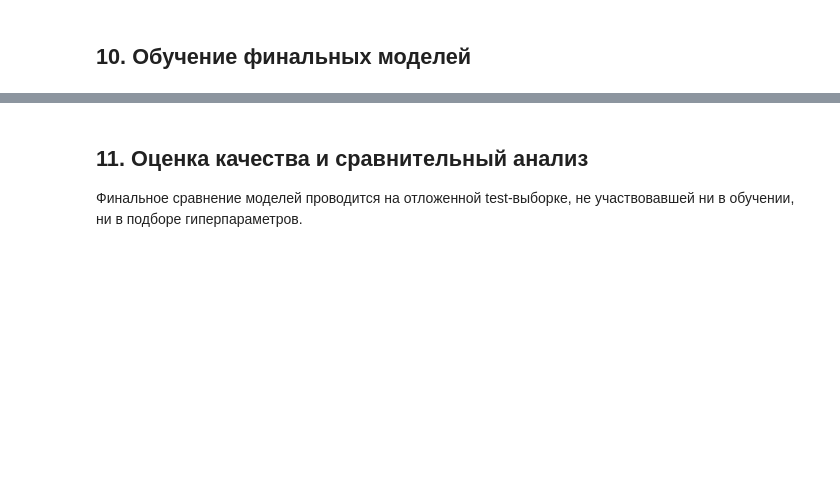
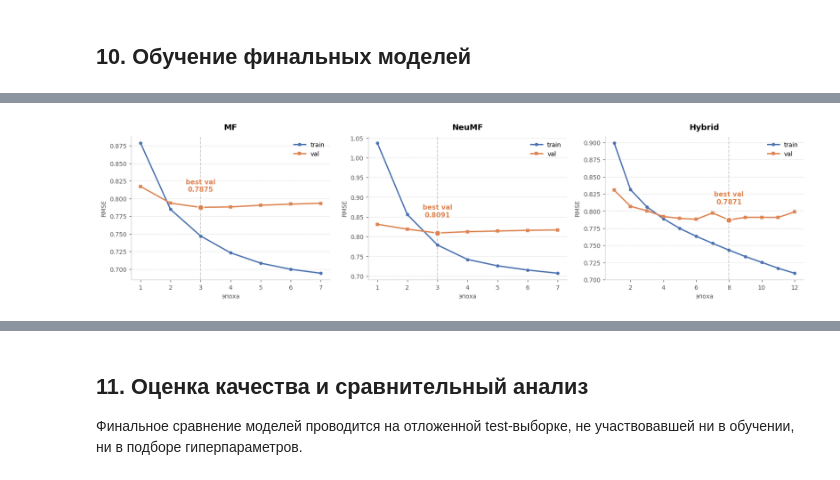
Before and after one commit to OlyuninVyacheslav/movie_rating, a Jupyter notebook: movie_rating.ipynb, the cells around one changed output, grey strips where cells are left out. Cells and saved outputs as stored; diff of their text form; code cells hidden in the pictures; blank space fills up the shorter version.

```diff
--- a/movie_rating.ipynb
+++ b/movie_rating.ipynb
@@ -1141,0 +1535,56 @@ class HybridModel(nn.Module):
+# %%
+# --- Кривые сходимости (train/val RMSE по эпохам) ---
+# Показывают, как обучалась каждая модель и где сработала ранняя остановка.
+
+fig, axes = plt.subplots(1, 3, figsize=(15, 4))
+
+for ax, (name, hist) in zip(axes, histories.items()):
+    train_rmse = hist["train_rmse"]
+    val_rmse   = hist["val_rmse"]
+    epochs     = range(1, len(train_rmse) + 1)
+
+    ax.plot(epochs, train_rmse, marker="o", label="train",
+            color="#4c72b0", linewidth=2, markersize=4)
+    ax.plot(epochs, val_rmse, marker="s", label="val",
+            color="#dd8452", linewidth=2, markersize=4)
+
+    # Отметить лучшую эпоху (min val RMSE)
+    best_epoch = int(np.argmin(val_rmse)) + 1
+    best_val   = min(val_rmse)
+    ax.axvline(x=best_epoch, color="#cccccc", linestyle="--", linewidth=1.2, zorder=0)
+    ax.scatter([best_epoch], [best_val], color="#dd8452",
+               s=80, zorder=5, edgecolors="white", linewidth=1.5)
+    ax.annotate(
+        f"best val\n{best_val:.4f}",
+        xy=(best_epoch, best_val),
+        xytext=(0, 22),
+        textcoords="offset points",
+        ha="center",
+        va="bottom",
+        fontsize=10,
+        fontweight="semibold",
+        color="#dd8452",
+        bbox=dict(boxstyle="round,pad=0.2", fc="white", ec="none", alpha=0.85)
+    )
+
+    ax.set_title(name, fontsize=12, fontweight="bold", pad=10)
+    ax.set_xlabel("эпоха", fontsize=9, color="#555555")
+    ax.set_ylabel("RMSE", fontsize=9, color="#555555")
+    ax.legend(fontsize=9, framealpha=0.6)
+
+    # Мягкая сетка
+    ax.yaxis.grid(True, color="#cccccc", linewidth=0.6, linestyle="--", alpha=0.7)
+    ax.xaxis.grid(False)
+    ax.set_axisbelow(True)
+
+    # Убрать лишние рамки
+    ax.spines["top"].set_visible(False)
+    ax.spines["right"].set_visible(False)
+    ax.spines["left"].set_color("#cccccc")
+    ax.spines["bottom"].set_color("#cccccc")
+    ax.tick_params(colors="#555555", labelsize=9)
+
+plt.tight_layout()
+plt.show()
+# %% [output]
+[figure, added]
```
Also changed, not shown: parts of 39 cells of this notebook, 1 other file.
